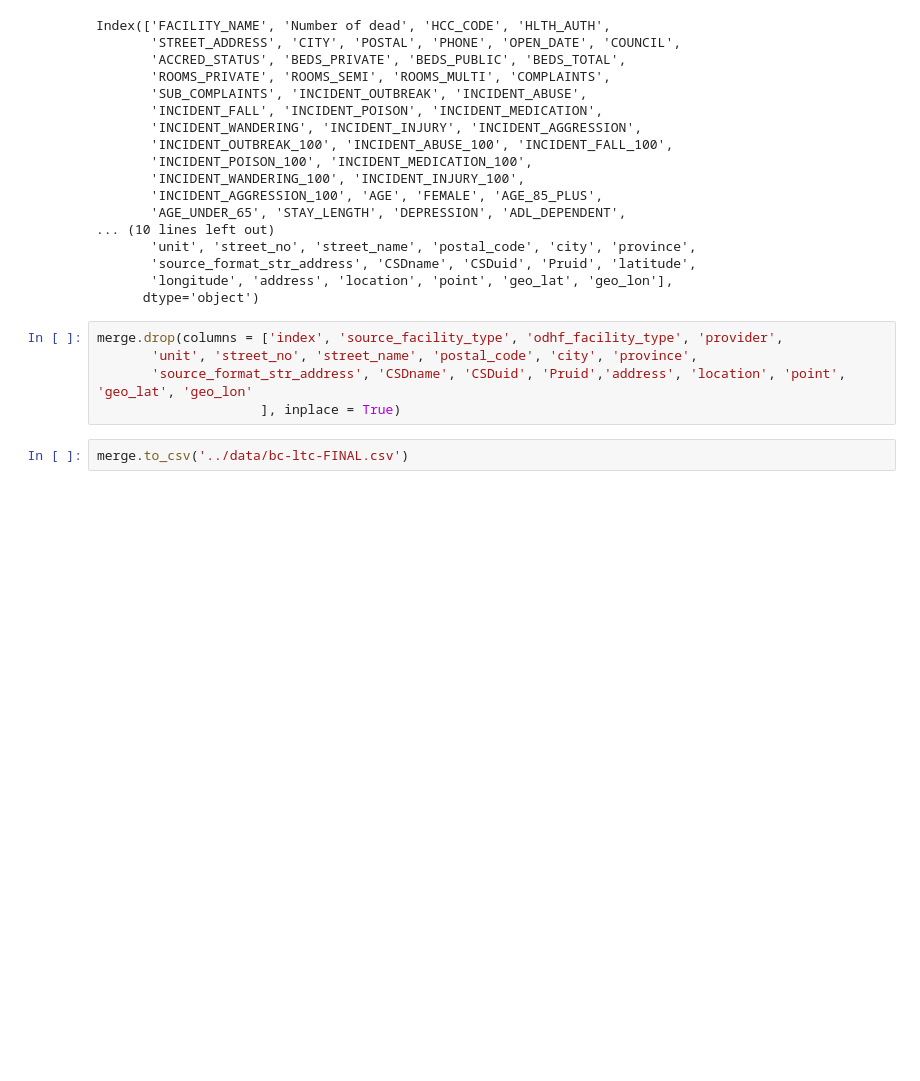
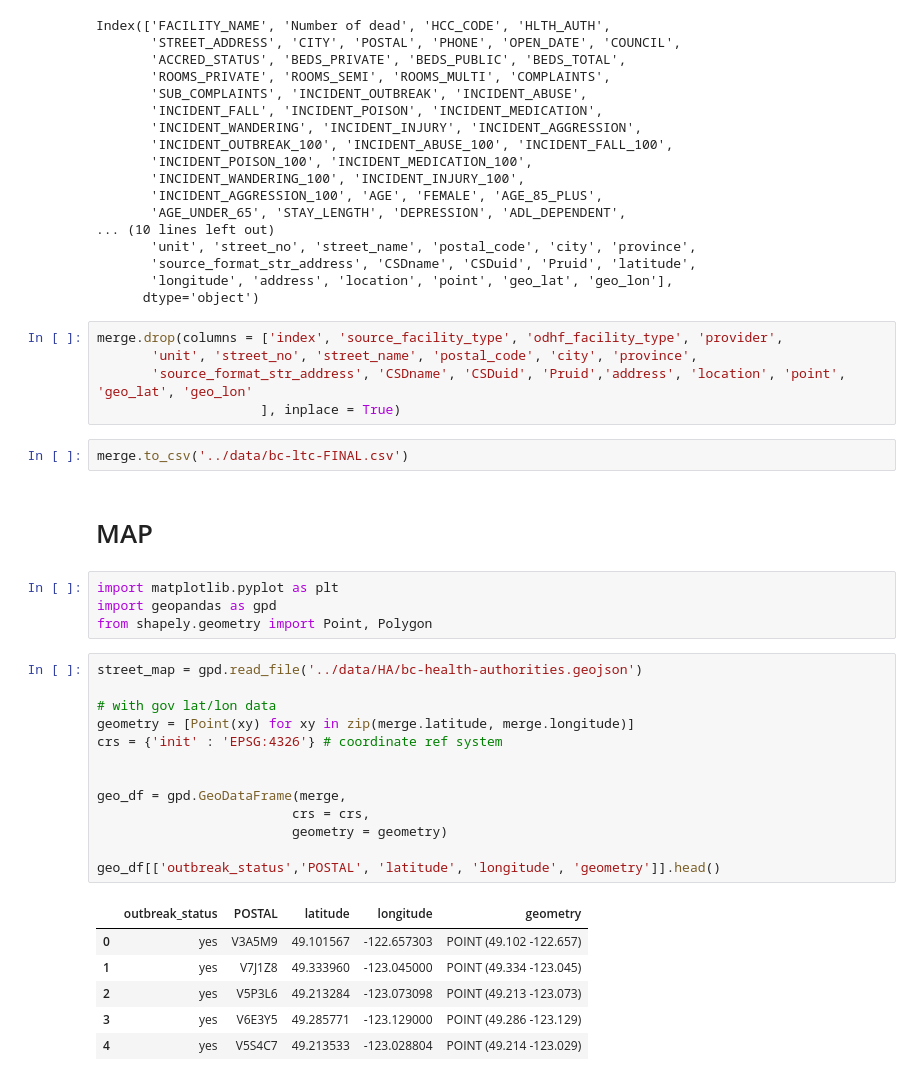
Before and after one commit to nganlyle/wrangle_covid, a Jupyter notebook: wrangling/bc_ltc_odhf_merge.ipynb, the cells around one changed output. Saved outputs shown, nothing was run; the diff lists cells and outputs as text; blank space fills up the shorter version.

```diff
--- a/wrangling/bc_ltc_odhf_merge.ipynb
+++ b/wrangling/bc_ltc_odhf_merge.ipynb
@@ -182,3 +182,29 @@ merge.drop(columns = ['index', 'source_facility_type', 'odhf_facility_type', 'pr
                      ], inplace = True)
 # %%
 merge.to_csv('../data/bc-ltc-FINAL.csv')
+# %% [markdown]
+# MAP
+# %%
+import matplotlib.pyplot as plt
+import geopandas as gpd
+from shapely.geometry import Point, Polygon
+# %%
+street_map = gpd.read_file('../data/HA/bc-health-authorities.geojson')
+
+# with gov lat/lon data
+geometry = [Point(xy) for xy in zip(merge.latitude, merge.longitude)]
+crs = {'init' : 'EPSG:4326'} # coordinate ref system
+
+
+geo_df = gpd.GeoDataFrame(merge,
+                         crs = crs,
+                         geometry = geometry)
+
+geo_df[['outbreak_status','POSTAL', 'latitude', 'longitude', 'geometry']].head()
+# %% [output]
+|  | outbreak_status | POSTAL | latitude | longitude | geometry |
+| 0 | yes | V3A5M9 | 49.101567 | -122.657303 | POINT (49.102 -122.657) |
+| 1 | yes | V7J1Z8 | 49.333960 | -123.045000 | POINT (49.334 -123.045) |
+| 2 | yes | V5P3L6 | 49.213284 | -123.073098 | POINT (49.213 -123.073) |
+| 3 | yes | V6E3Y5 | 49.285771 | -123.129000 | POINT (49.286 -123.129) |
+| 4 | yes | V5S4C7 | 49.213533 | -123.028804 | POINT (49.214 -123.029) |
```
Also changed, not shown: parts of 1 cell of this notebook, 4 other files.
